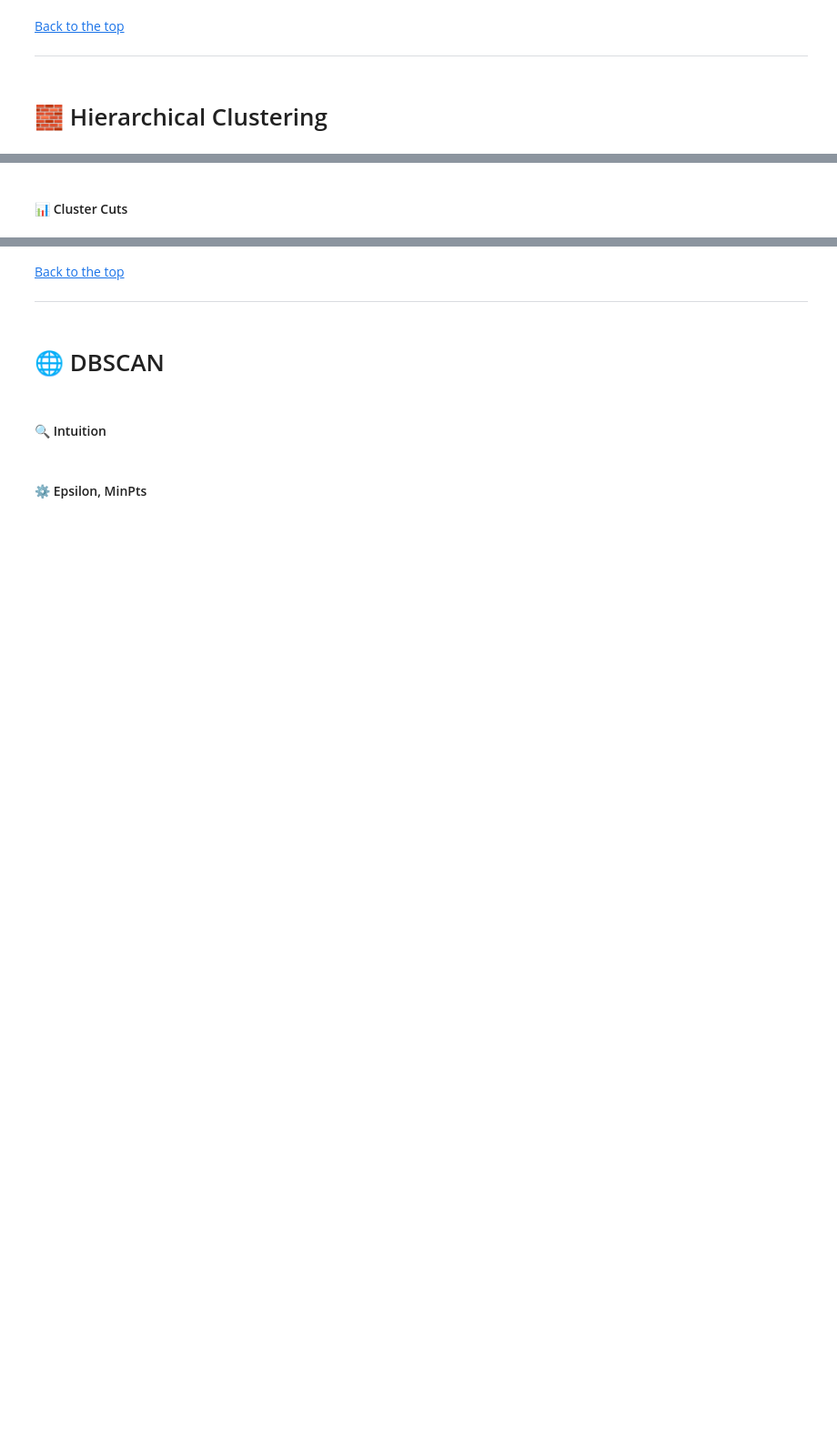
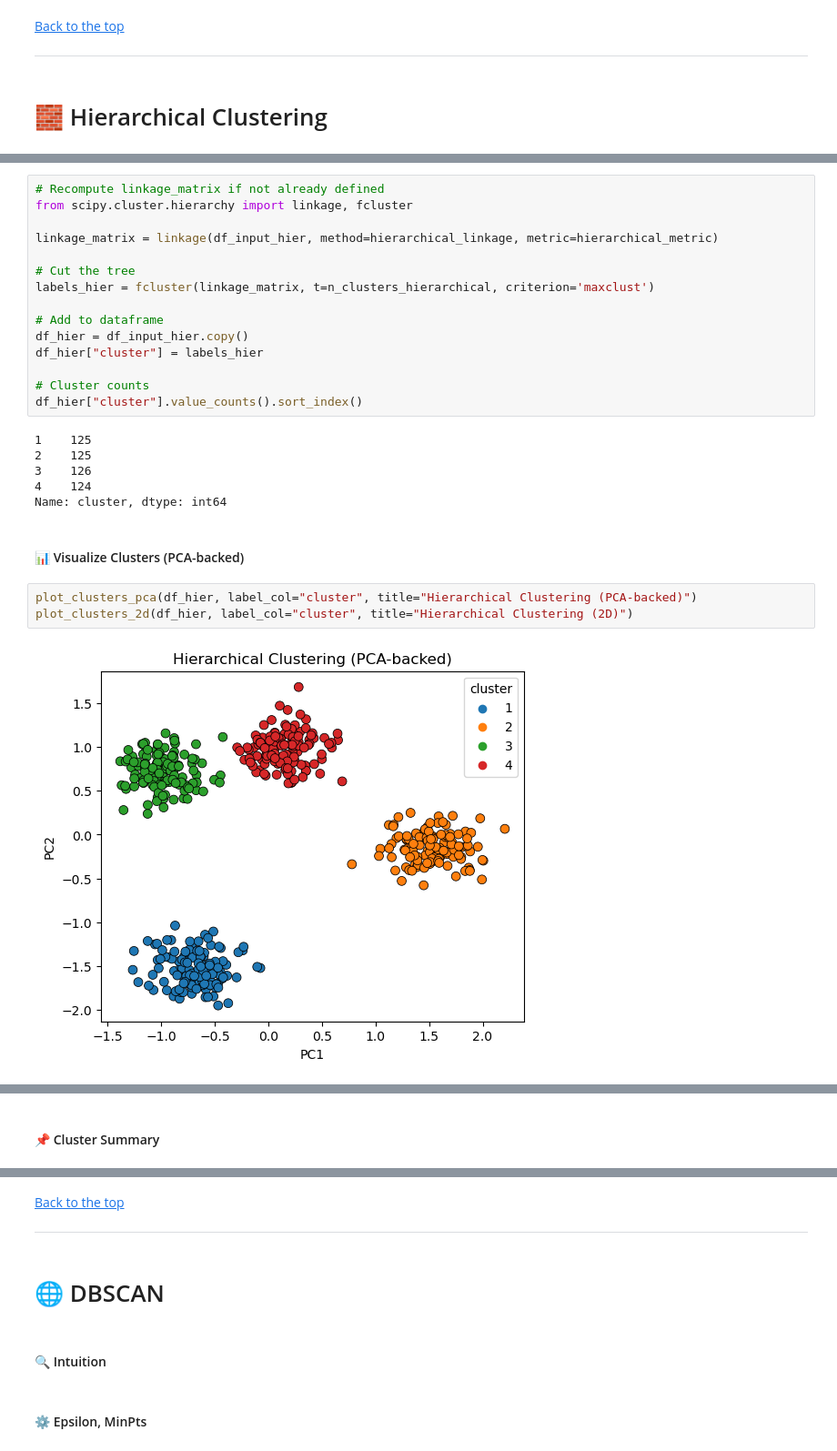
Before and after one commit to ashrithssreddy/ml-toolkit, a Jupyter notebook: Unsupervised_Learning/clustering_v2.ipynb, the cells around one changed output, grey strips where cells are left out. Shown at 91% size. Cells and saved outputs as stored; diff of their text form; blank space fills up the shorter version.

```diff
--- a/Unsupervised_Learning/clustering_v2.ipynb
+++ b/Unsupervised_Learning/clustering_v2.ipynb
@@ -469,0 +616,29 @@ ___
+# %%
+# Recompute linkage_matrix if not already defined
+from scipy.cluster.hierarchy import linkage, fcluster
+
+linkage_matrix = linkage(df_input_hier, method=hierarchical_linkage, metric=hierarchical_metric)
+
+# Cut the tree
+labels_hier = fcluster(linkage_matrix, t=n_clusters_hierarchical, criterion='maxclust')
+
+# Add to dataframe
+df_hier = df_input_hier.copy()
+df_hier["cluster"] = labels_hier
+
+# Cluster counts
+df_hier["cluster"].value_counts().sort_index()
+# %% [output]
+1    125
+2    125
+3    126
+4    124
+Name: cluster, dtype: int64
+# %% [markdown]
+<a id="hierarchical-visual"></a>
+#### 📊 Visualize Clusters (PCA-backed)
+# %%
+plot_clusters_pca(df_hier, label_col="cluster", title="Hierarchical Clustering (PCA-backed)")
+plot_clusters_2d(df_hier, label_col="cluster", title="Hierarchical Clustering (2D)")
+# %% [output]
+[figure, added]
@@ -470,3 +646,3 @@ ___
 # %% [markdown]
-<a id="cluster-cuts"></a>
-#### 📊 Cluster Cuts
+<a id="hierarchical-summary"></a>
+#### 📌 Cluster Summary
```
Also changed, not shown: parts of 16 cells of this notebook.
